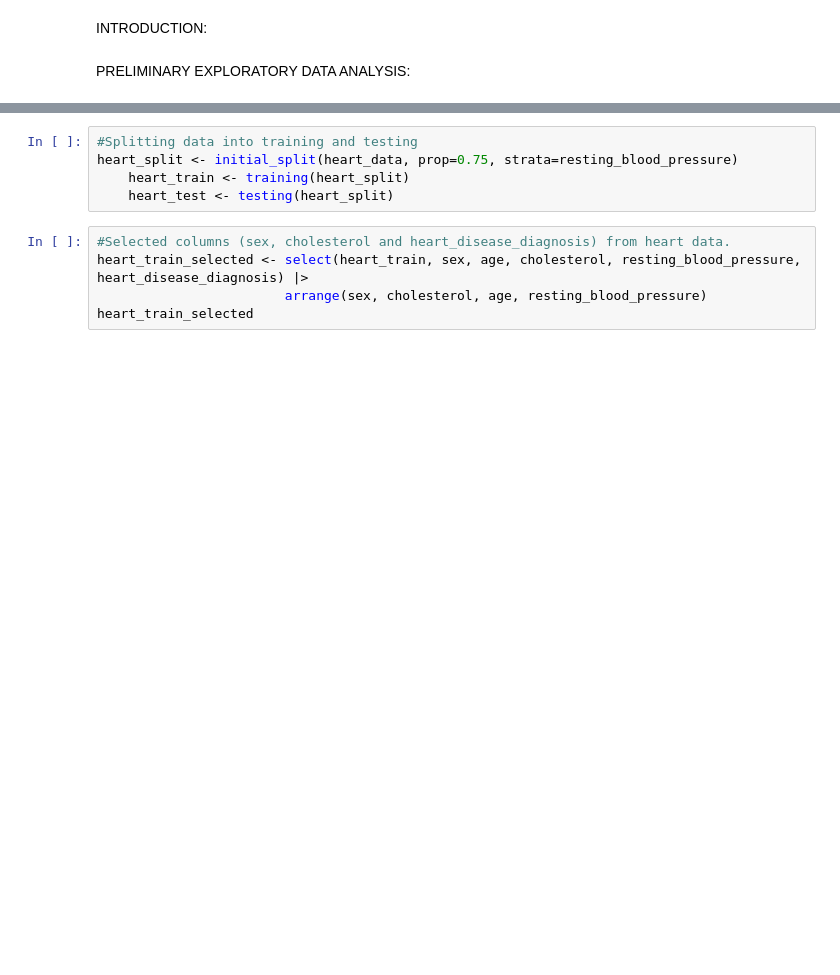
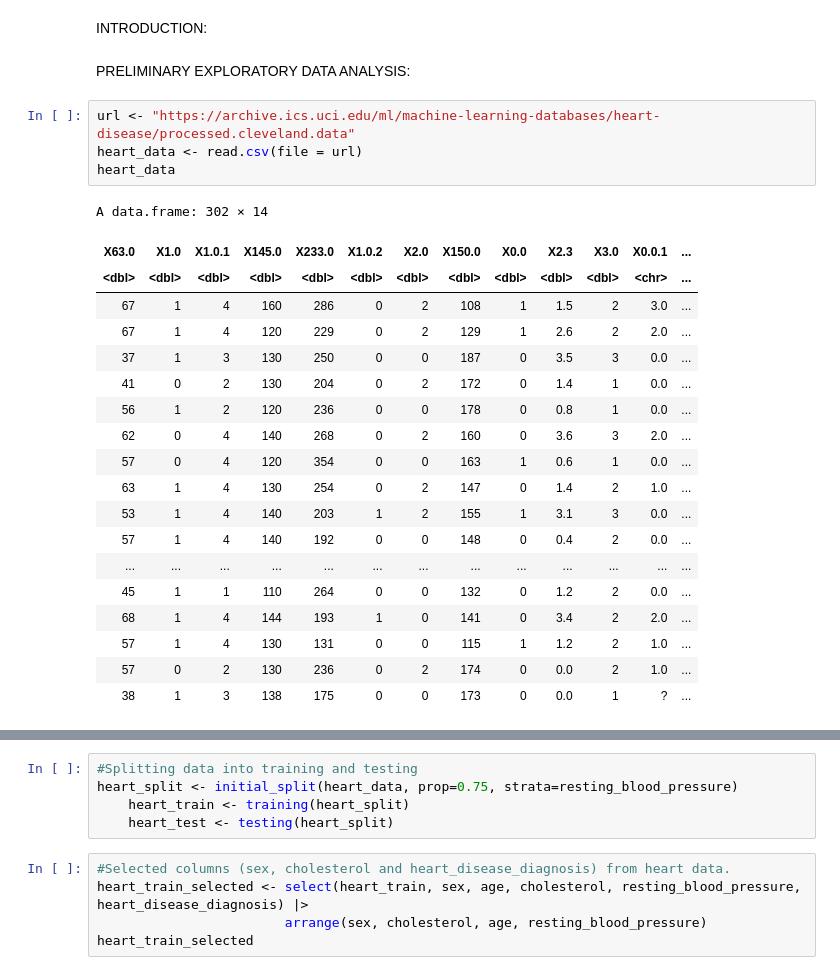
Before and after one commit to ck2671/dsci-100-2022w2-group-35, a Jupyter notebook: Heart Disease Project.ipynb, the cells around one changed output, grey strips where cells are left out. Saved outputs shown, nothing was run; the diff lists cells and outputs as text; blank space fills up the shorter version.

```diff
--- a/Heart Disease Project.ipynb
+++ b/Heart Disease Project.ipynb
@@ -4,6 +4,30 @@
 INTRODUCTION:
 # %% [markdown]
 PRELIMINARY EXPLORATORY DATA ANALYSIS:
+# %%
+url <- "https://archive.ics.uci.edu/ml/machine-learning-databases/heart-disease/processed.cleveland.data"
+heart_data <- read.csv(file = url)
+heart_data
+# %% [output]
+A data.frame: 302 × 14
+| X63.0 | X1.0 | X1.0.1 | X145.0 | X233.0 | X1.0.2 | X2.0 | X150.0 | X0.0 | X2.3 | X3.0 | X0.0.1 | ... |
+| <dbl> | <dbl> | <dbl> | <dbl> | <dbl> | <dbl> | <dbl> | <dbl> | <dbl> | <dbl> | <dbl> | <chr> | ... |
+| 67 | 1 | 4 | 160 | 286 | 0 | 2 | 108 | 1 | 1.5 | 2 | 3.0 | ... |
+| 67 | 1 | 4 | 120 | 229 | 0 | 2 | 129 | 1 | 2.6 | 2 | 2.0 | ... |
+| 37 | 1 | 3 | 130 | 250 | 0 | 0 | 187 | 0 | 3.5 | 3 | 0.0 | ... |
+| 41 | 0 | 2 | 130 | 204 | 0 | 2 | 172 | 0 | 1.4 | 1 | 0.0 | ... |
+| 56 | 1 | 2 | 120 | 236 | 0 | 0 | 178 | 0 | 0.8 | 1 | 0.0 | ... |
+| 62 | 0 | 4 | 140 | 268 | 0 | 2 | 160 | 0 | 3.6 | 3 | 2.0 | ... |
+| 57 | 0 | 4 | 120 | 354 | 0 | 0 | 163 | 1 | 0.6 | 1 | 0.0 | ... |
+| 63 | 1 | 4 | 130 | 254 | 0 | 2 | 147 | 0 | 1.4 | 2 | 1.0 | ... |
+| 53 | 1 | 4 | 140 | 203 | 1 | 2 | 155 | 1 | 3.1 | 3 | 0.0 | ... |
+| 57 | 1 | 4 | 140 | 192 | 0 | 0 | 148 | 0 | 0.4 | 2 | 0.0 | ... |
+| ... | ... | ... | ... | ... | ... | ... | ... | ... | ... | ... | ... | ... |
+| 45 | 1 | 1 | 110 | 264 | 0 | 0 | 132 | 0 | 1.2 | 2 | 0.0 | ... |
+| 68 | 1 | 4 | 144 | 193 | 1 | 0 | 141 | 0 | 3.4 | 2 | 2.0 | ... |
+| 57 | 1 | 4 | 130 | 131 | 0 | 0 | 115 | 1 | 1.2 | 2 | 1.0 | ... |
+| 57 | 0 | 2 | 130 | 236 | 0 | 2 | 174 | 0 | 0.0 | 2 | 1.0 | ... |
+| 38 | 1 | 3 | 138 | 175 | 0 | 0 | 173 | 0 | 0.0 | 1 | ? | ... |
 # %%
 library(tidyverse)
 library(repr)
```
Also changed, not shown: parts of 8 cells of this notebook.
